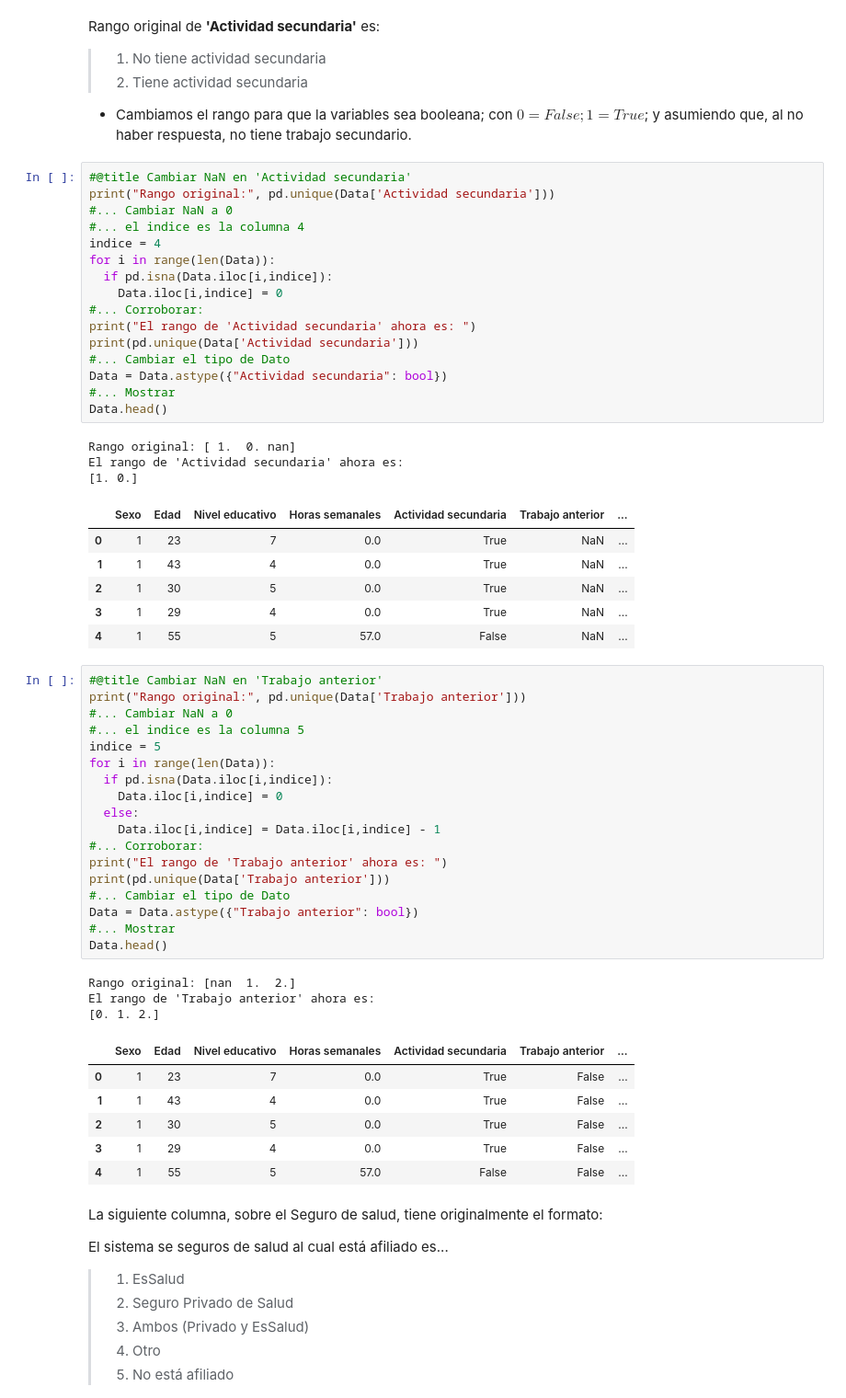
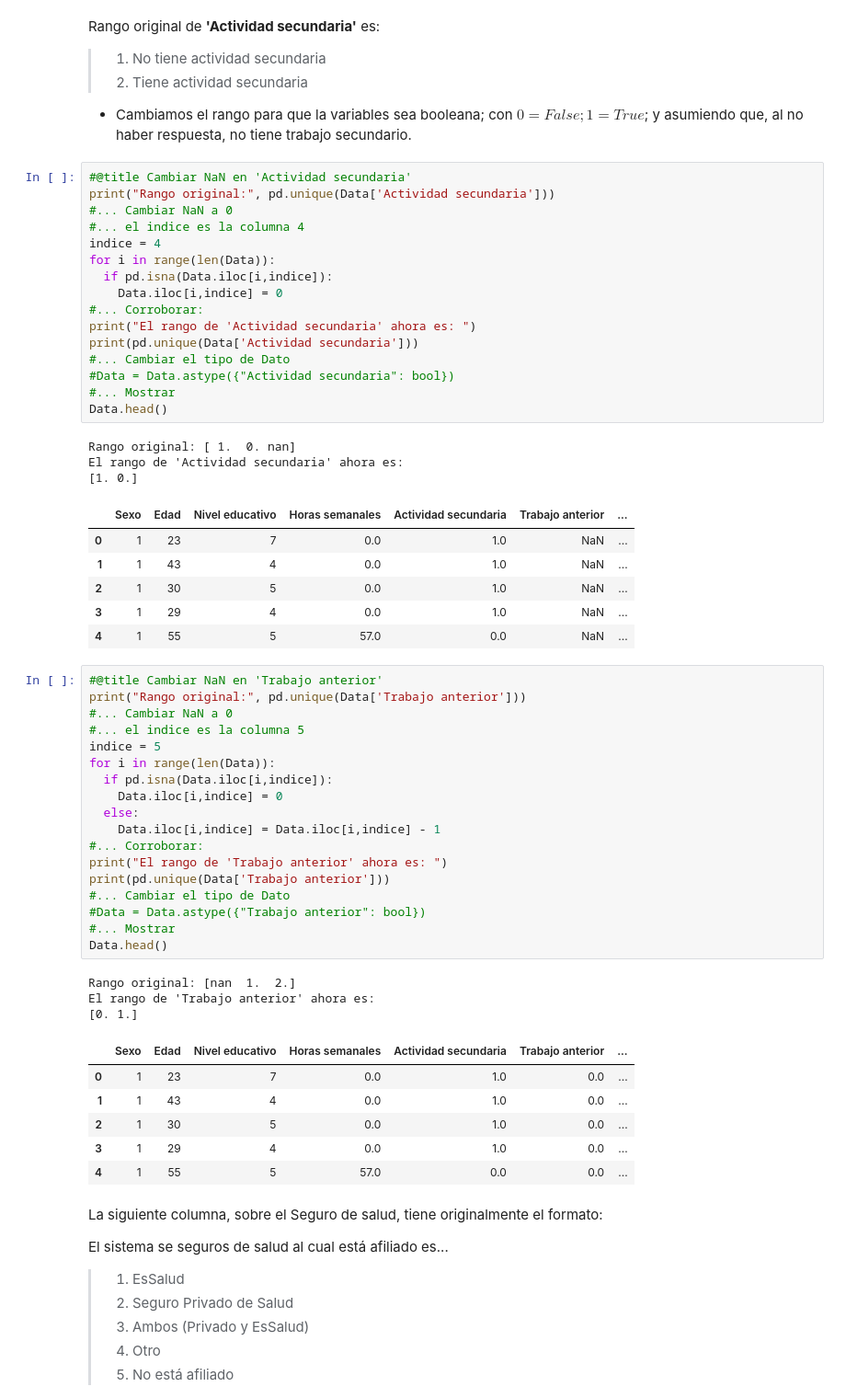
Before and after one commit to Carhuacusma/SI404_IA, a Jupyter notebook: TB2/IA_TB2_Preprocesamiento_Alternativo.ipynb, the cells around one changed output. Shown at 92% size. Cells and saved outputs as stored; diff of their text form.

```diff
--- a/TB2/IA_TB2_Preprocesamiento_Alternativo.ipynb
+++ b/TB2/IA_TB2_Preprocesamiento_Alternativo.ipynb
@@ -317,7 +315,7 @@ for i in range(len(Data)):
 print("El rango de 'Actividad secundaria' ahora es: ")
 print(pd.unique(Data['Actividad secundaria']))
 #... Cambiar el tipo de Dato
-Data = Data.astype({"Actividad secundaria": bool})
+#Data = Data.astype({"Actividad secundaria": bool})
 #... Mostrar
 Data.head()
 # %% [output]
@@ -325,39 +323,39 @@ Rango original: [ 1.  0. nan]
 El rango de 'Actividad secundaria' ahora es:
 [1. 0.]
 |  | Sexo | Edad | Nivel educativo | Horas semanales | Actividad secundaria | Trabajo anterior | ... |
-| 0 | 1 | 23 | 7 | 0.0 | True | NaN | ... |
-| 1 | 1 | 43 | 4 | 0.0 | True | NaN | ... |
-| 2 | 1 | 30 | 5 | 0.0 | True | NaN | ... |
-| 3 | 1 | 29 | 4 | 0.0 | True | NaN | ... |
-| 4 | 1 | 55 | 5 | 57.0 | False | NaN | ... |
+| 0 | 1 | 23 | 7 | 0.0 | 1.0 | NaN | ... |
+| 1 | 1 | 43 | 4 | 0.0 | 1.0 | NaN | ... |
+| 2 | 1 | 30 | 5 | 0.0 | 1.0 | NaN | ... |
+| 3 | 1 | 29 | 4 | 0.0 | 1.0 | NaN | ... |
+| 4 | 1 | 55 | 5 | 57.0 | 0.0 | NaN | ... |
 # %%
 #@title Cambiar NaN en 'Trabajo anterior'
 print("Rango original:", pd.unique(Data['Trabajo anterior']))
 #... Cambiar NaN a 0
 #... el indice es la columna 5
 indice = 5
 for i in range(len(Data)):
   if pd.isna(Data.iloc[i,indice]):
     Data.iloc[i,indice] = 0
   else:
     Data.iloc[i,indice] = Data.iloc[i,indice] - 1
 #... Corroborar:
 print("El rango de 'Trabajo anterior' ahora es: ")
 print(pd.unique(Data['Trabajo anterior']))
 #... Cambiar el tipo de Dato
-Data = Data.astype({"Trabajo anterior": bool})
+#Data = Data.astype({"Trabajo anterior": bool})
 #... Mostrar
 Data.head()
 # %% [output]
 Rango original: [nan  1.  2.]
 El rango de 'Trabajo anterior' ahora es:
-[0. 1. 2.]
+[0. 1.]
 |  | Sexo | Edad | Nivel educativo | Horas semanales | Actividad secundaria | Trabajo anterior | ... |
-| 0 | 1 | 23 | 7 | 0.0 | True | False | ... |
-| 1 | 1 | 43 | 4 | 0.0 | True | False | ... |
-| 2 | 1 | 30 | 5 | 0.0 | True | False | ... |
-| 3 | 1 | 29 | 4 | 0.0 | True | False | ... |
-| 4 | 1 | 55 | 5 | 57.0 | False | False | ... |
+| 0 | 1 | 23 | 7 | 0.0 | 1.0 | 0.0 | ... |
+| 1 | 1 | 43 | 4 | 0.0 | 1.0 | 0.0 | ... |
+| 2 | 1 | 30 | 5 | 0.0 | 1.0 | 0.0 | ... |
+| 3 | 1 | 29 | 4 | 0.0 | 1.0 | 0.0 | ... |
+| 4 | 1 | 55 | 5 | 57.0 | 0.0 | 0.0 | ... |
 # %% [markdown]
 La siguiente columna, sobre el Seguro de salud, tiene originalmente el formato:
 
```
Also changed, not shown: parts of 38 cells of this notebook.
